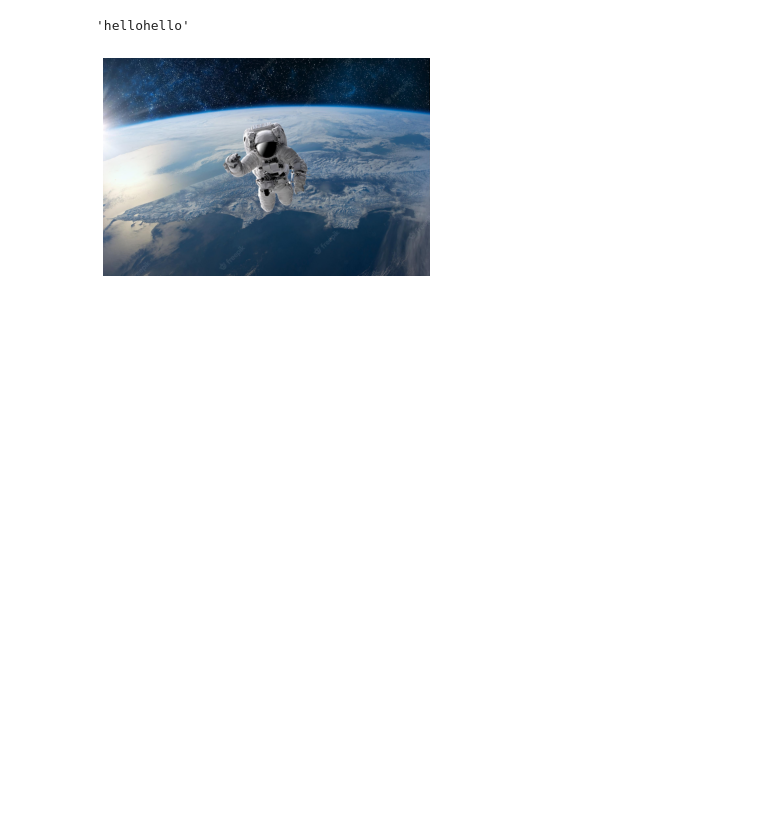
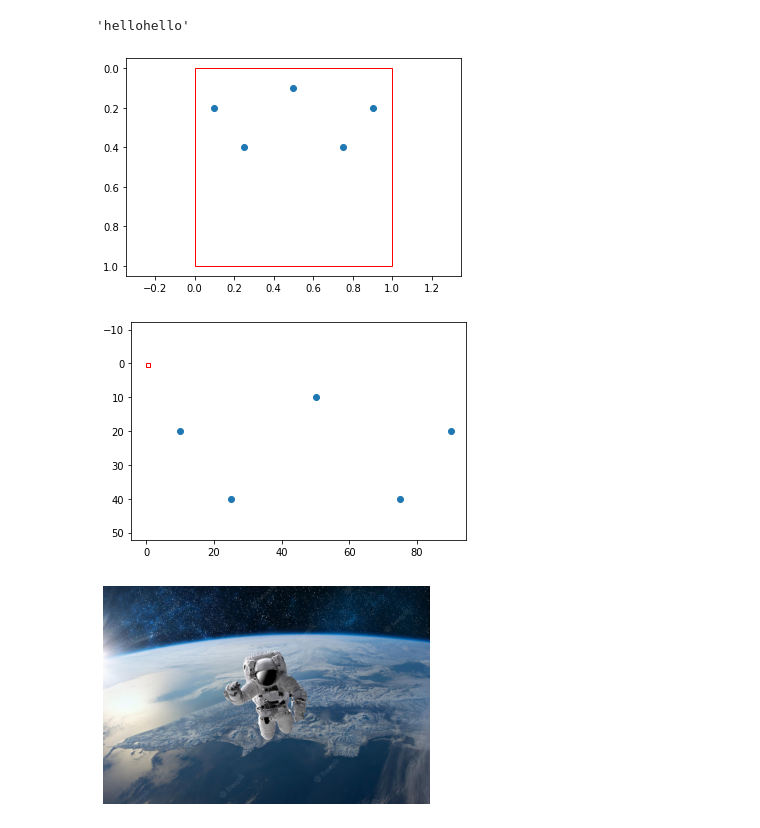
Before and after one commit to bateni1380/landpy, a Jupyter notebook: CodeFlow.ipynb, the cells around one changed output. Saved outputs shown, nothing was run; the diff lists cells and outputs as text; code cells hidden in the pictures; blank space fills up the shorter version.

```diff
--- a/CodeFlow.ipynb
+++ b/CodeFlow.ipynb
@@ -16,6 +16,19 @@ result
 # %% [output]
 20
 'hellohello'
+# %%
+from landpy import MarksLand, Debugger
+import numpy as np
+debugger = Debugger(debug=True, textual_debug=True, visual_debug=False, categories=['HeatLand'])
+
+marks = np.array([(0.1,0.2), (0.5,0.1), (0.9,0.2), (0.75,0.4), (0.25,0.4)])
+land = MarksLand(marks, debugger=debugger)
+land.show()
+land.reshape((1,1),(100,100))
+land.show()
+# %% [output]
+[figure, added]
+[figure, added]
 # %%
 from PIL import Image
 import importlib
```
Also changed, not shown: parts of 2 cells of this notebook, 2 other files.
